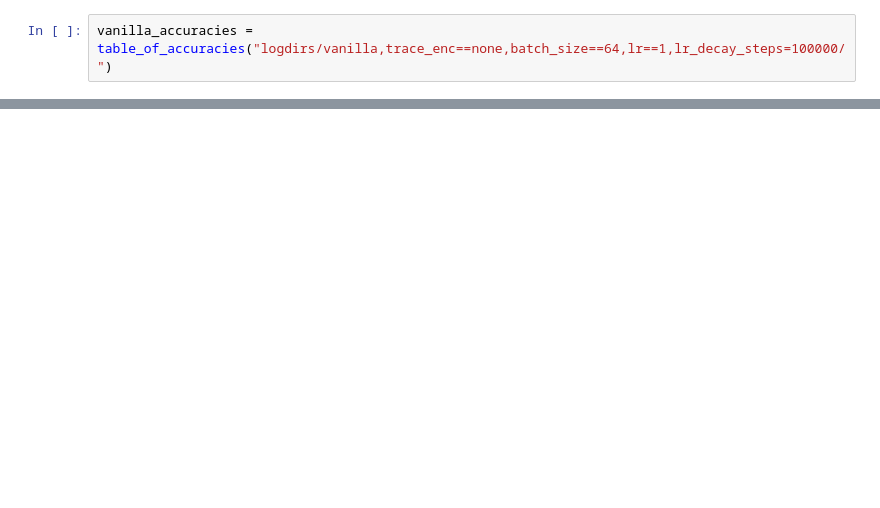
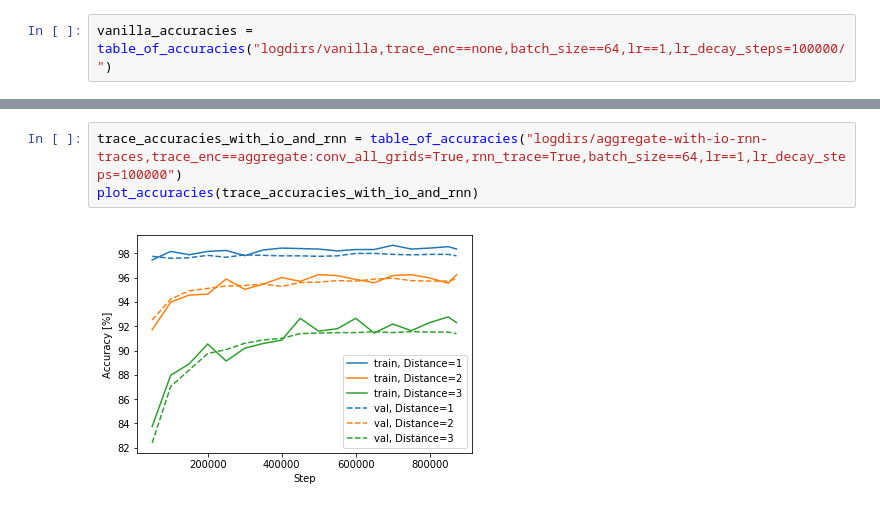
Before and after one commit to kavigupta/program_synthesis, a Jupyter notebook: notebooks/results.ipynb, the cells around one changed output, grey strips where cells are left out. Drawn from its saved outputs; the diff is of its cells as text; blank space fills up the shorter version.

```diff
--- a/notebooks/results.ipynb
+++ b/notebooks/results.ipynb
@@ -72,0 +81,5 @@ plot_accuracies(trace_accuracies_with_io)
+# %%
+trace_accuracies_with_io_and_rnn = table_of_accuracies("logdirs/aggregate-with-io-rnn-traces,trace_enc==aggregate:conv_all_grids=True,rnn_trace=True,batch_size==64,lr==1,lr_decay_steps=100000")
+plot_accuracies(trace_accuracies_with_io_and_rnn)
+# %% [output]
+[figure, added]
```
Also changed, not shown: parts of 13 cells of this notebook.
